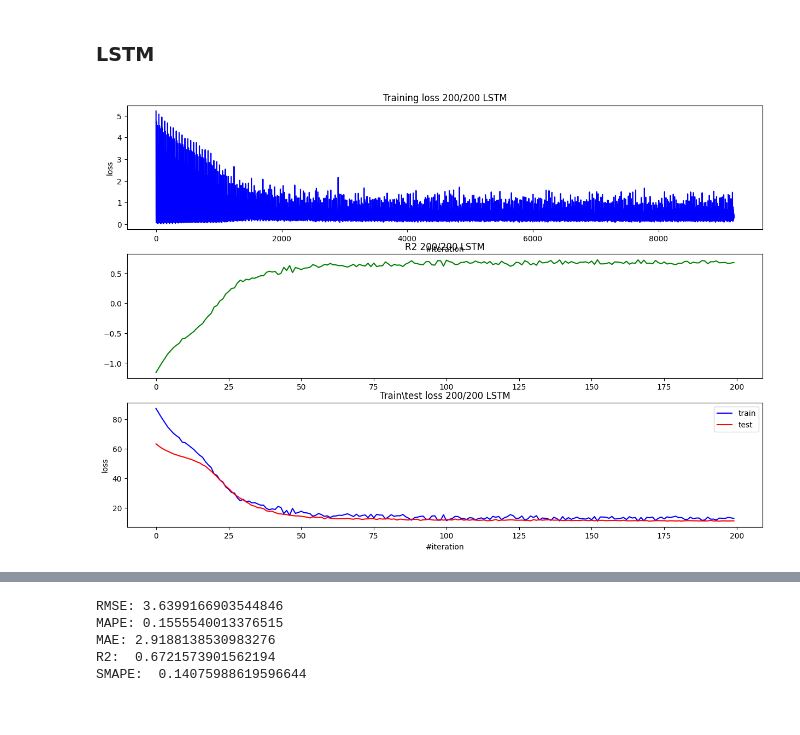
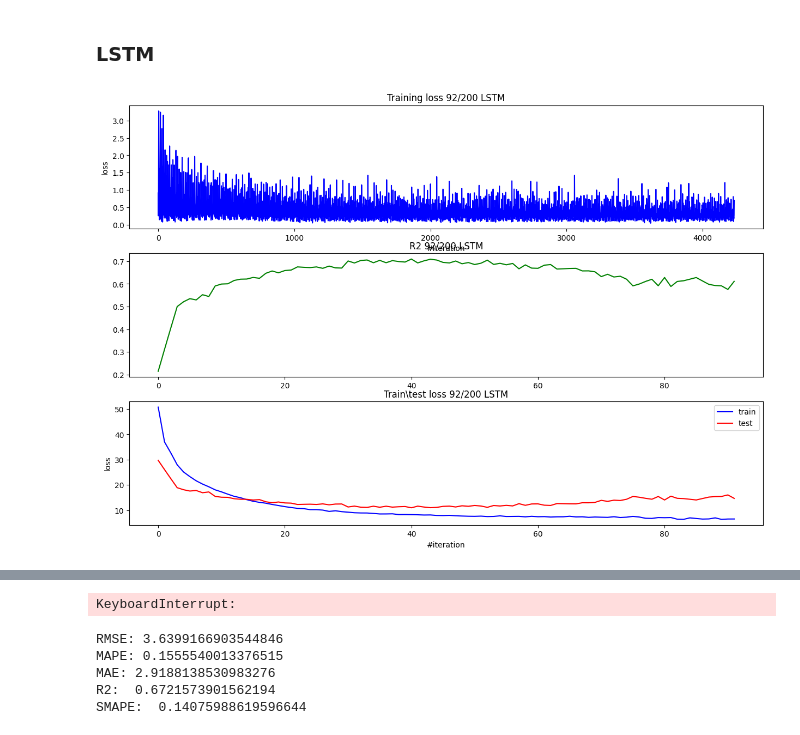
Before and after one commit to firefiruses/TimeSeries, a Jupyter notebook: FINAL project/main.ipynb, the cells around one changed output, grey strips where cells are left out. Cells and saved outputs as stored; diff of their text form; code cells hidden in the pictures.

```diff
--- a/FINAL project/main.ipynb
+++ b/FINAL project/main.ipynb
@@ -269,22 +269,24 @@ class LSTMRegressor(nn.Module):
         super(LSTMRegressor, self).__init__()
         self.hidden_dim = hidden_dim
         self.n_layers = n_layers
-        self.lstm = nn.LSTM(input_size=n_features, hidden_size=hidden_dim, num_layers=n_layers, batch_first=True, bidirectional=True)
+        self.lstm = nn.LSTM(input_size=n_features, hidden_size=hidden_dim, num_layers=n_layers, batch_first=True)
         self.dropout = nn.Dropout1d(0.2)
-        self.linear = nn.Linear(hidden_dim*2, 32)
-        self.linear2 = nn.Linear(32,1)
-        self.linear3 = nn.Linear(16, 1)
+        self.linear = nn.Linear(hidden_dim, 16)
+        self.linear2 = nn.Linear(16,4)
+        self.linear3 = nn.Linear(4, 1)
         self.norm = nn.BatchNorm1d(lookback)
         self.sigmoid = nn.Sigmoid()
         self.lrelu = nn.LeakyReLU()
 
     def forward(self, X_batch):
-        hidden, carry = torch.randn(self.n_layers*2, len(X_batch), self.hidden_dim), torch.randn(self.n_layers*2, len(X_batch), self.hidden_dim)
+        hidden, carry = torch.randn(self.n_layers, len(X_batch), self.hidden_dim), torch.randn(self.n_layers, len(X_batch), self.hidden_dim)
         output, (hidden, carry) = self.lstm(X_batch, (hidden, carry))
         output = self.dropout(output)
         output = self.linear(output)
+        output = self.lrelu(output)
+        output = self.linear2(output)
         output = self.sigmoid(output)
-        return self.linear2(output[:,-1])
+        return self.linear3(output[:,-1])
 # %%
 from IPython import display
 from sklearn.metrics import mean_absolute_percentage_error, mean_absolute_error, mean_squared_error, r2_score
@@ -348,8 +350,8 @@ def learn(model, optimizer, num_epochs, criterion, train_dataloader, df_for_pred
             axs[2].set_title(f"Train\\test loss {i+1}/{num_epochs} {tittle}")
             axs[2].set_xlabel("#iteration")
             axs[2].set_ylabel("loss")
-            tr, = axs[2].plot(test_loss, 'b')
-            te, =axs[2].plot(train_loss, 'r')
+            tr, = axs[2].plot(train_loss, 'b')
+            te, =axs[2].plot(test_loss, 'r')
             axs[2].legend([tr, te], ['train', 'test'])
 
 
@@ -383,19 +385,19 @@ def learn(model, optimizer, num_epochs, criterion, train_dataloader, df_for_pred
 # %%
 from torch.optim import Adam
 #Запустим обучение
-lookback = 1
+lookback = 8
 
 n_features, X_train, Y_train, X_test, Y_test, train_dataset, train_loader, train_dataset, test_loader = create_datasets(lookback)
 
 epochs = 200
-learning_rate = 1e-4
+learning_rate = 1e-3
 loss_fn = nn.MSELoss()
 
 lstm_regressor = LSTMRegressor(n_features, 64, 2, lookback)
 #optimizer = Adam(lstm_regressor.parameters(), lr=learning_rate, weight_decay=8e-6)
 #optimizer = torch.optim.Adam(lstm_regressor.parameters(), lr=learning_rate, weight_decay=1e-5)
 optimizer = torch.optim.AdamW(lstm_regressor.parameters(), lr=learning_rate)
 
 learn(lstm_regressor, optimizer, epochs, loss_fn, train_loader,  X_test, df_test[lookback:], X_train, ndf[lookback:], lookback, 'LSTM')
 # %% [output]
-[figure, old version]
+[figure, new version]
@@ -419,3 +421,4 @@ learn(lstm_regressor, optimizer, epochs, loss_fn, train_loader,  X_test, df_test
+KeyboardInterrupt:
 # %%
 from sklearn.metrics import mean_absolute_percentage_error, mean_absolute_error, mean_squared_error, r2_score
 def smape( data , pred ):
```
Also changed, not shown: parts of 1 cell of this notebook.
